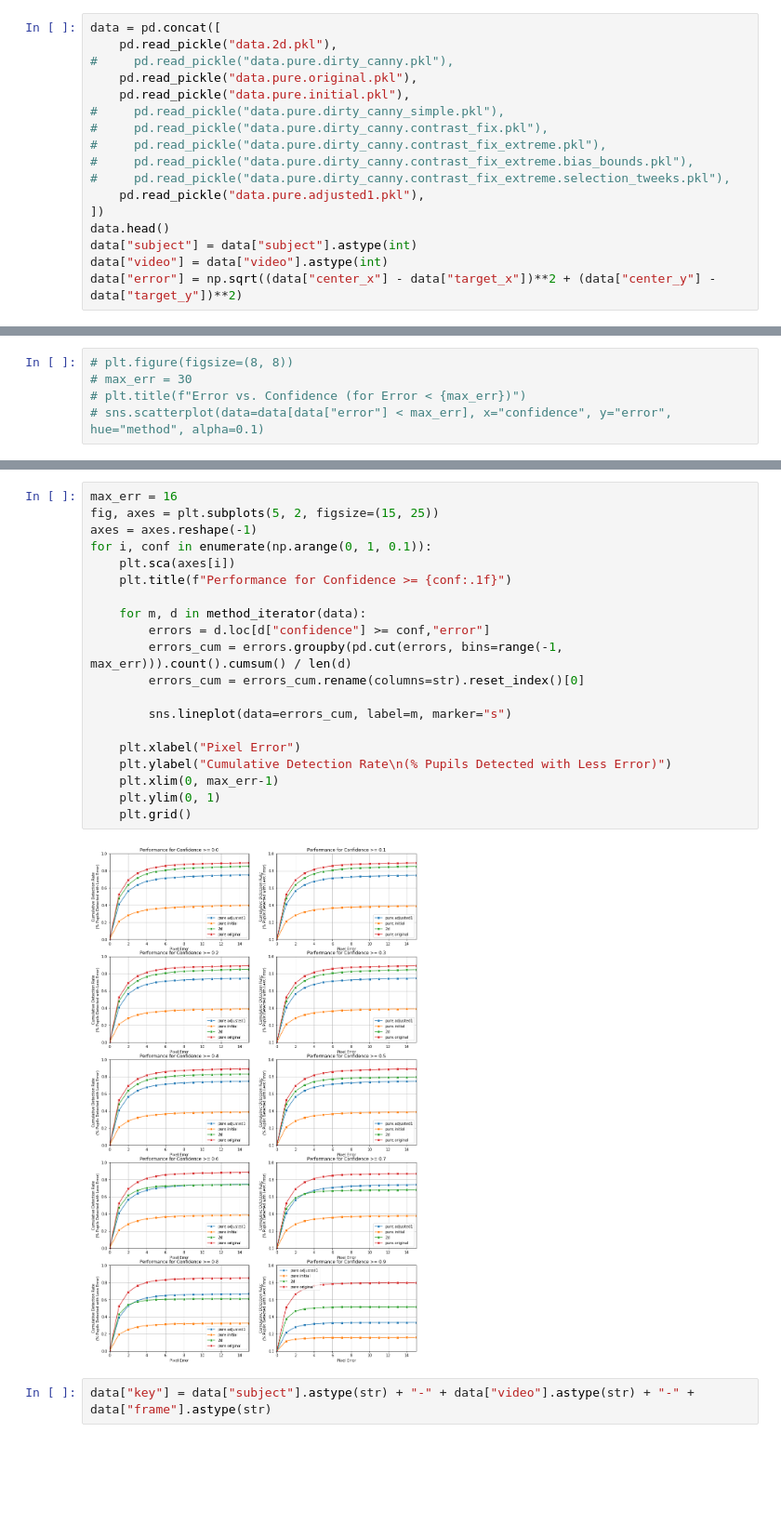
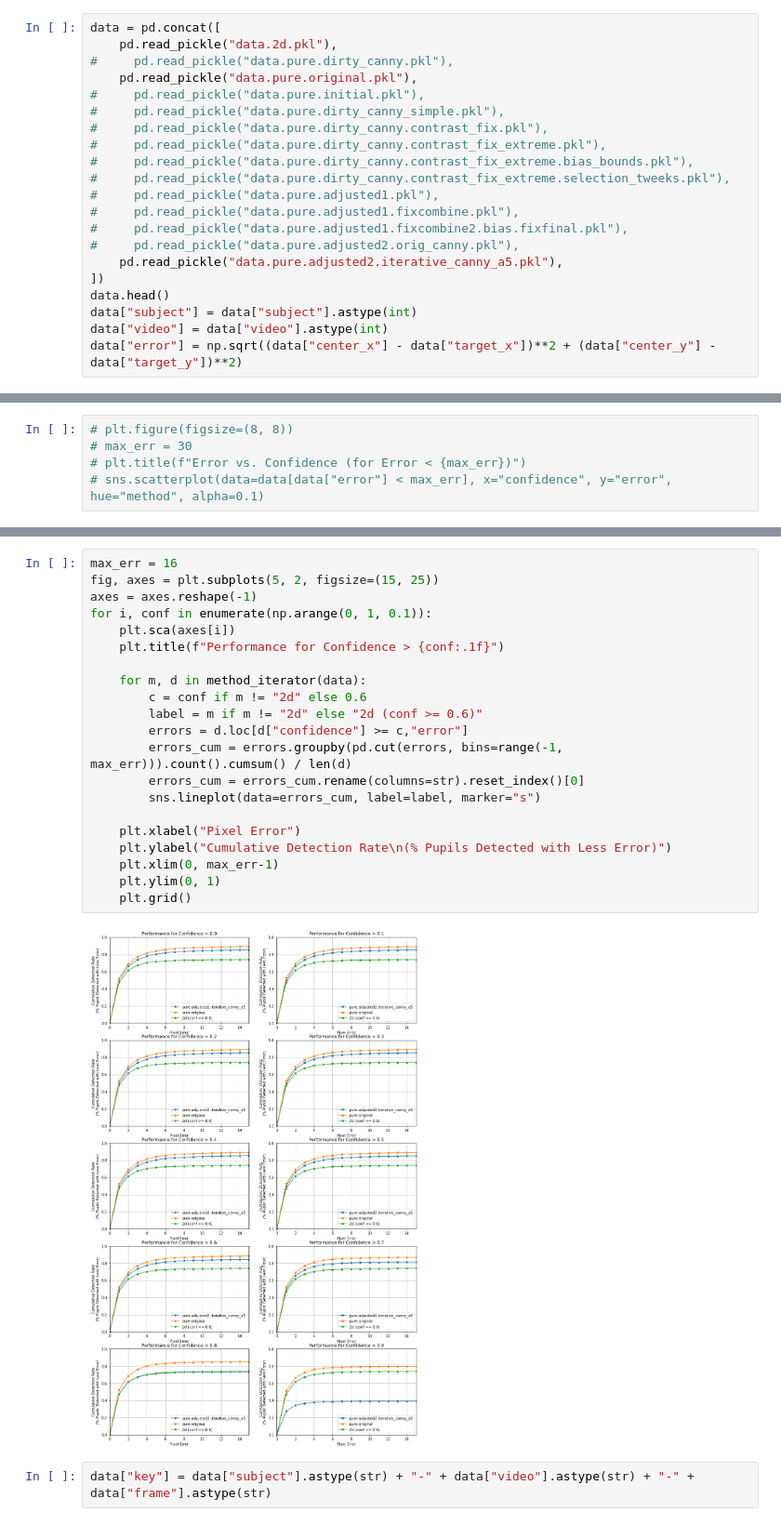
Before and after one commit to pupil-labs/PuRe-open, a Jupyter notebook: Comparison2.ipynb, the cells around one changed output, grey strips where cells are left out. Shown at 93% size. Drawn from its saved outputs; the diff is of its cells as text; blank space fills up the shorter version.

Commit message:
Iterative canny with aperture 5

```diff
--- a/Comparison2.ipynb
+++ b/Comparison2.ipynb
@@ -11,13 +11,17 @@ data = pd.concat([
     pd.read_pickle("data.2d.pkl"),
 #     pd.read_pickle("data.pure.dirty_canny.pkl"),
     pd.read_pickle("data.pure.original.pkl"),
-    pd.read_pickle("data.pure.initial.pkl"),
+#     pd.read_pickle("data.pure.initial.pkl"),
 #     pd.read_pickle("data.pure.dirty_canny_simple.pkl"),
 #     pd.read_pickle("data.pure.dirty_canny.contrast_fix.pkl"),
 #     pd.read_pickle("data.pure.dirty_canny.contrast_fix_extreme.pkl"),
 #     pd.read_pickle("data.pure.dirty_canny.contrast_fix_extreme.bias_bounds.pkl"),
 #     pd.read_pickle("data.pure.dirty_canny.contrast_fix_extreme.selection_tweeks.pkl"),
-    pd.read_pickle("data.pure.adjusted1.pkl"),
+#     pd.read_pickle("data.pure.adjusted1.pkl"),
+#     pd.read_pickle("data.pure.adjusted1.fixcombine.pkl"),
+#     pd.read_pickle("data.pure.adjusted1.fixcombine2.bias.fixfinal.pkl"),
+#     pd.read_pickle("data.pure.adjusted2.orig_canny.pkl"),
+    pd.read_pickle("data.pure.adjusted2.iterative_canny_a5.pkl"),
 ])
 data.head()
 data["subject"] = data["subject"].astype(int)
@@ -70,25 +74,26 @@ plt.legend()
 # %%
 max_err = 16
 fig, axes = plt.subplots(5, 2, figsize=(15, 25))
 axes = axes.reshape(-1)
 for i, conf in enumerate(np.arange(0, 1, 0.1)):
     plt.sca(axes[i])
-    plt.title(f"Performance for Confidence >= {conf:.1f}")
+    plt.title(f"Performance for Confidence > {conf:.1f}")
 
     for m, d in method_iterator(data):
-        errors = d.loc[d["confidence"] >= conf,"error"]
+        c = conf if m != "2d" else 0.6
+        label = m if m != "2d" else "2d (conf >= 0.6)"
+        errors = d.loc[d["confidence"] >= c,"error"]
         errors_cum = errors.groupby(pd.cut(errors, bins=range(-1, max_err))).count().cumsum() / len(d)
         errors_cum = errors_cum.rename(columns=str).reset_index()[0]
-
-        sns.lineplot(data=errors_cum, label=m, marker="s")
+        sns.lineplot(data=errors_cum, label=label, marker="s")
 
     plt.xlabel("Pixel Error")
     plt.ylabel("Cumulative Detection Rate\n(% Pupils Detected with Less Error)")
     plt.xlim(0, max_err-1)
     plt.ylim(0, 1)
     plt.grid()
 # %% [output]
-[figure, old version]
+[figure, new version]
 # %%
 data["key"] = data["subject"].astype(str) + "-" + data["video"].astype(str) + "-" + data["frame"].astype(str)
 # %%
```
Also changed, not shown: parts of 5 cells of this notebook, 4 other files.
